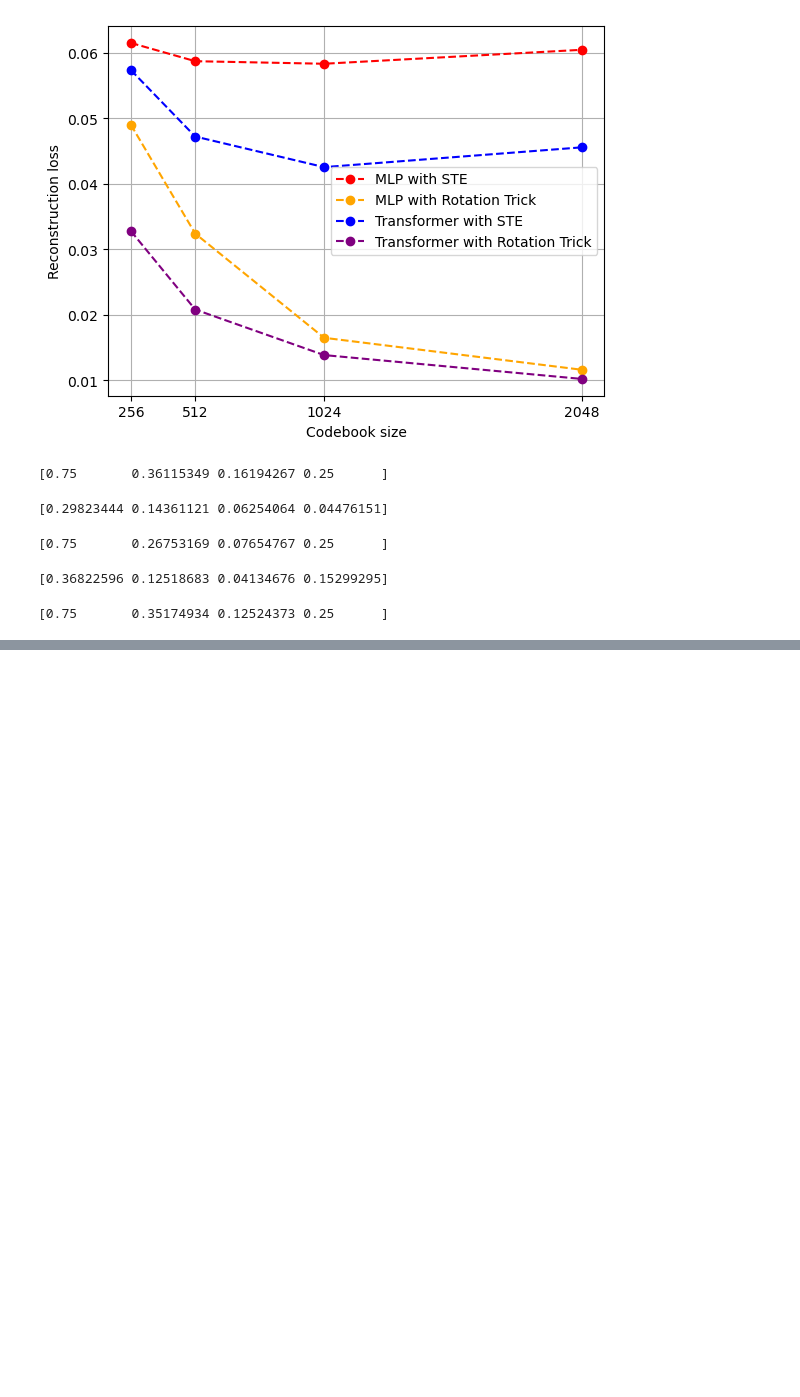
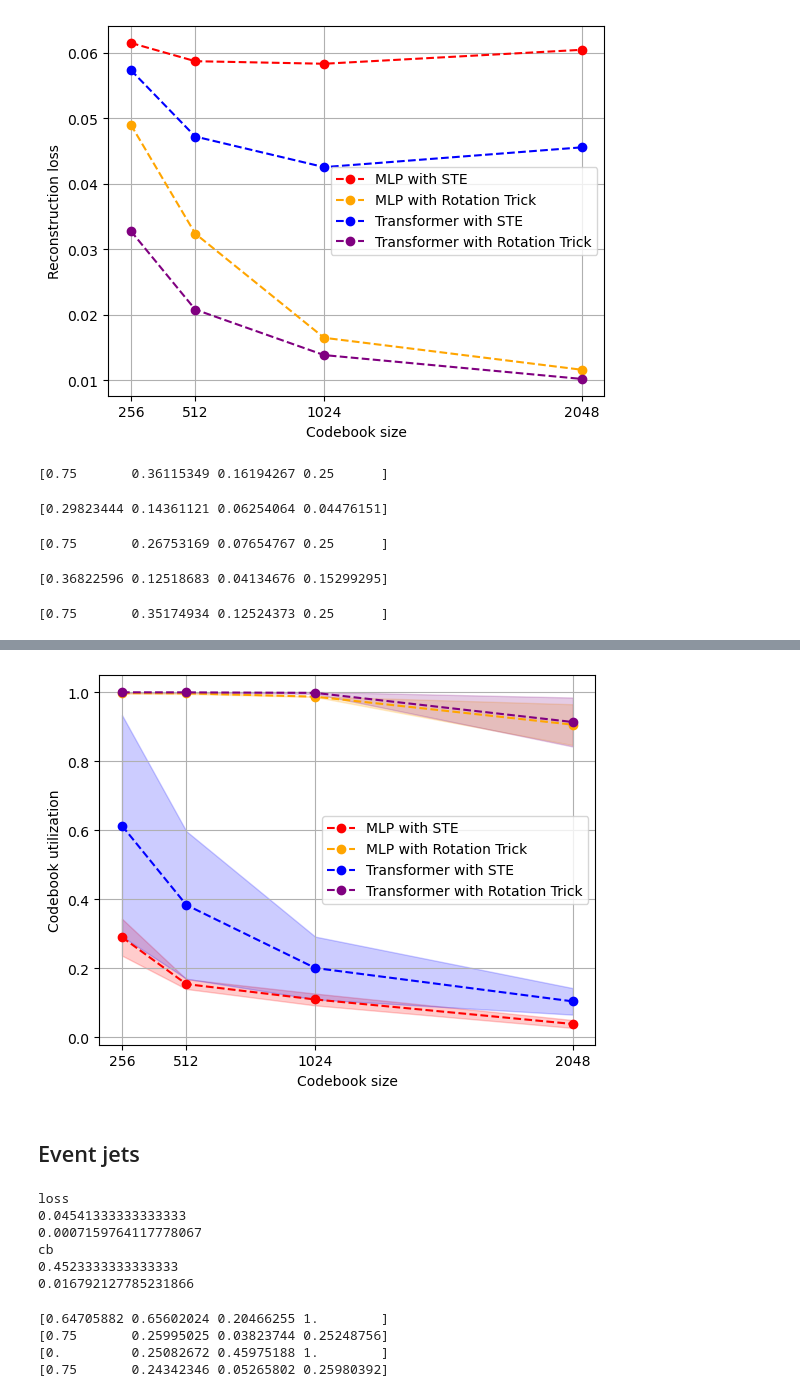
Before and after one commit to Francesco-Proietti/Tokenization-techniques-for-L1-Trigger-data-V4, a Jupyter notebook: notebooks/EDA.ipynb, the cells around one changed output, grey strips where cells are left out. Saved outputs shown, nothing was run; the diff lists cells and outputs as text; code cells hidden in the pictures; blank space fills up the shorter version.

```diff
--- a/notebooks/EDA.ipynb
+++ b/notebooks/EDA.ipynb
@@ -1829,0 +1942,53 @@ print(score_i)
+# %%
+lower_mlp_no_rot = cb_mean_mlp_no_rot - cb_sd_mlp_no_rot
+upper_mlp_no_rot = cb_mean_mlp_no_rot + cb_sd_mlp_no_rot
+
+lower_mlp_rot = cb_mean_mlp_rot - cb_sd_mlp_rot
+upper_mlp_rot = cb_mean_mlp_rot + cb_sd_mlp_rot
+
+lower_t_no_rot = cb_mean_t_no_rot - cb_sd_t_no_rot
+upper_t_no_rot = cb_mean_t_no_rot + cb_sd_t_no_rot
+
+lower_t_rot = cb_mean_t_rot - cb_sd_t_rot
+upper_t_rot = cb_mean_t_rot + cb_sd_t_rot
+
+plt.plot(cb_sizes, cb_mean_mlp_no_rot, "--", label = "MLP with STE", color = "red", marker = "o")
+plt.fill_between(cb_sizes, lower_mlp_no_rot, upper_mlp_no_rot, alpha=0.2, color="red")
+plt.plot(cb_sizes, cb_mean_mlp_rot, "--", label = "MLP with Rotation Trick", color = "orange", marker = "o")
+plt.fill_between(cb_sizes, lower_mlp_rot, upper_mlp_rot, alpha=0.2, color="orange")
+plt.plot(cb_sizes, cb_mean_t_no_rot, "--", label = "Transformer with STE", color = "blue", marker = "o")
+plt.fill_between(cb_sizes, lower_t_no_rot, upper_t_no_rot, alpha=0.2, color="blue")
+plt.plot(cb_sizes, cb_mean_t_rot, "--", label = "Transformer with Rotation Trick", color = "purple", marker = "o")
+plt.fill_between(cb_sizes, lower_t_rot, upper_t_rot, alpha=0.2, color="purple")
+plt.xlabel("Codebook size")
+plt.ylabel("Codebook utilization")
+#plt.title("Codebook utilization for different codebook sizes \n Particle-level features")
+plt.xticks(cb_sizes)
+plt.legend()
+plt.grid()
+plt.show()
+# %% [output]
+[figure, added]
+# %% [markdown]
+## Event jets
+# %%
+loss_runs = np.array([0.04574, 0.04442, 0.04608])
+cb_runs = np.array([0.4468, 0.4751, 0.4351])
+
+metrics = [loss_runs, cb_runs]
+i = 0
+for metric in metrics:
+    if i == 0:
+        print("loss")
+    else:
+        print("cb")
+    print(np.mean(metric))
+    print(np.std(metric))
+    i += 1
+# %% [output]
+loss
+0.04541333333333333
+0.0007159764117778067
+cb
+0.4523333333333333
+0.016792127785231866
@@ -1829,0 +2024,27 @@ print(score_i)
+# %%
+lista = [(loss_mean_mlp_no_rot, cb_mean_mlp_no_rot),
+        (loss_mean_mlp_rot, cb_mean_mlp_rot),
+        (loss_mean_t_no_rot, cb_mean_t_no_rot),
+        (loss_mean_t_rot, cb_mean_t_rot)]
+
+l_min = np.array([np.min(loss_mean_mlp_no_rot), np.min(loss_mean_mlp_rot), np.min(loss_mean_t_no_rot), np.min(loss_mean_t_rot)])
+l_max = np.array([np.max(loss_mean_mlp_no_rot), np.max(loss_mean_mlp_rot), np.max(loss_mean_t_no_rot), np.max(loss_mean_t_rot)])
+l_i = 0
+c_min = np.array([np.min(cb_mean_mlp_no_rot), np.min(cb_mean_mlp_rot), np.min(cb_mean_t_no_rot), np.min(cb_mean_t_rot)])
+c_max = np.array([np.max(cb_mean_mlp_no_rot), np.max(cb_mean_mlp_rot), np.max(cb_mean_t_no_rot), np.max(cb_mean_t_rot)])
+c_i = 0
+
+for i,e in enumerate(lista):
+
+    R_i = (e[0] - l_min[i]) / (l_max[i] - l_min[i])
+    U_i = (e[1] - c_min[i]) / (c_max[i] - c_min[i])
+
+    a = 0.75
+
+    score_i = (a * R_i) + ((1-a)*(1-U_i))
+    print(score_i)
+# %% [output]
+[0.64705882 0.65602024 0.20466255 1.        ]
+[0.75       0.25995025 0.03823744 0.25248756]
+[0.         0.25082672 0.45975188 1.        ]
+[0.75       0.24342346 0.05265802 0.25980392]
```
Also changed, not shown: parts of 15 cells of this notebook, 5 other files.
